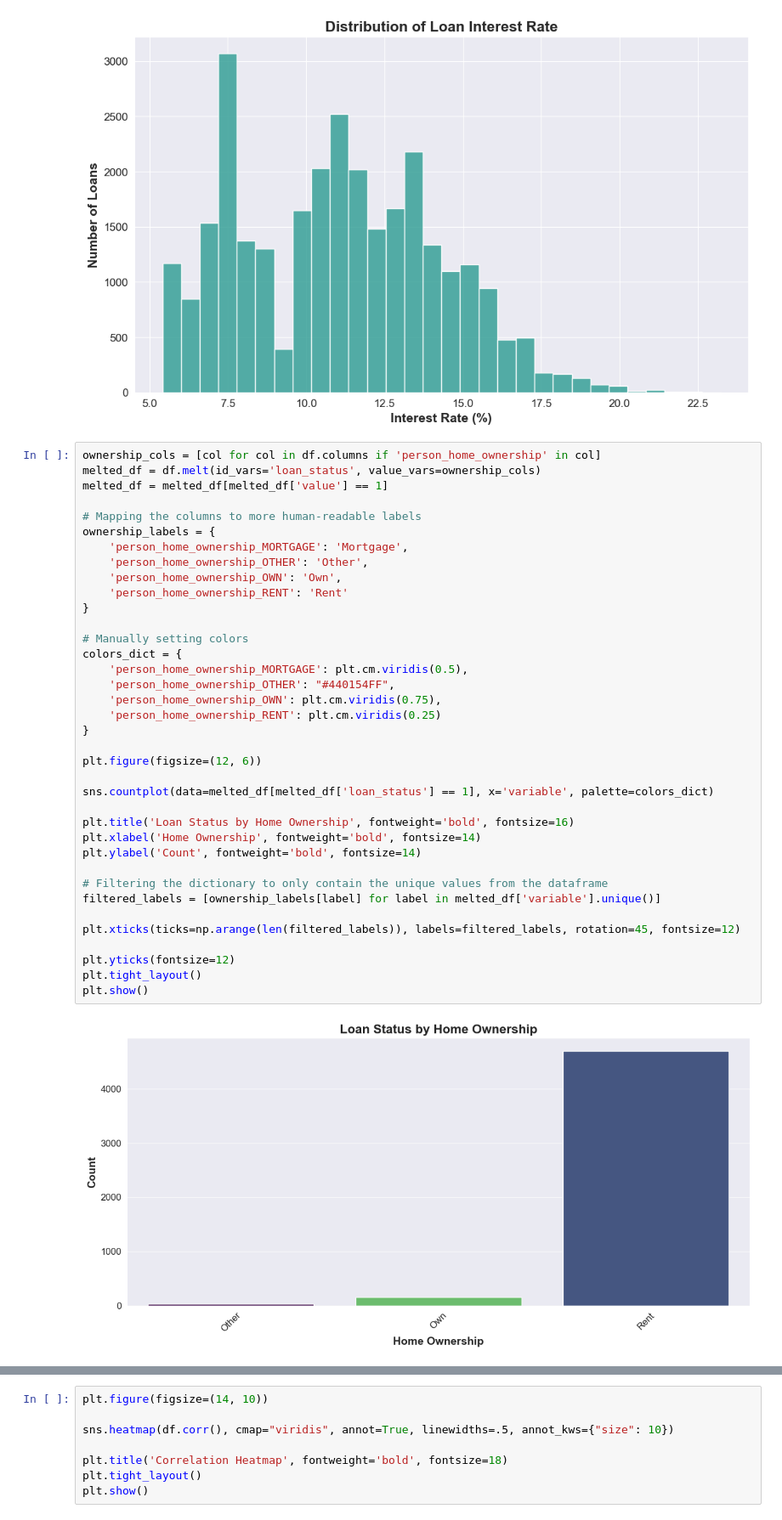
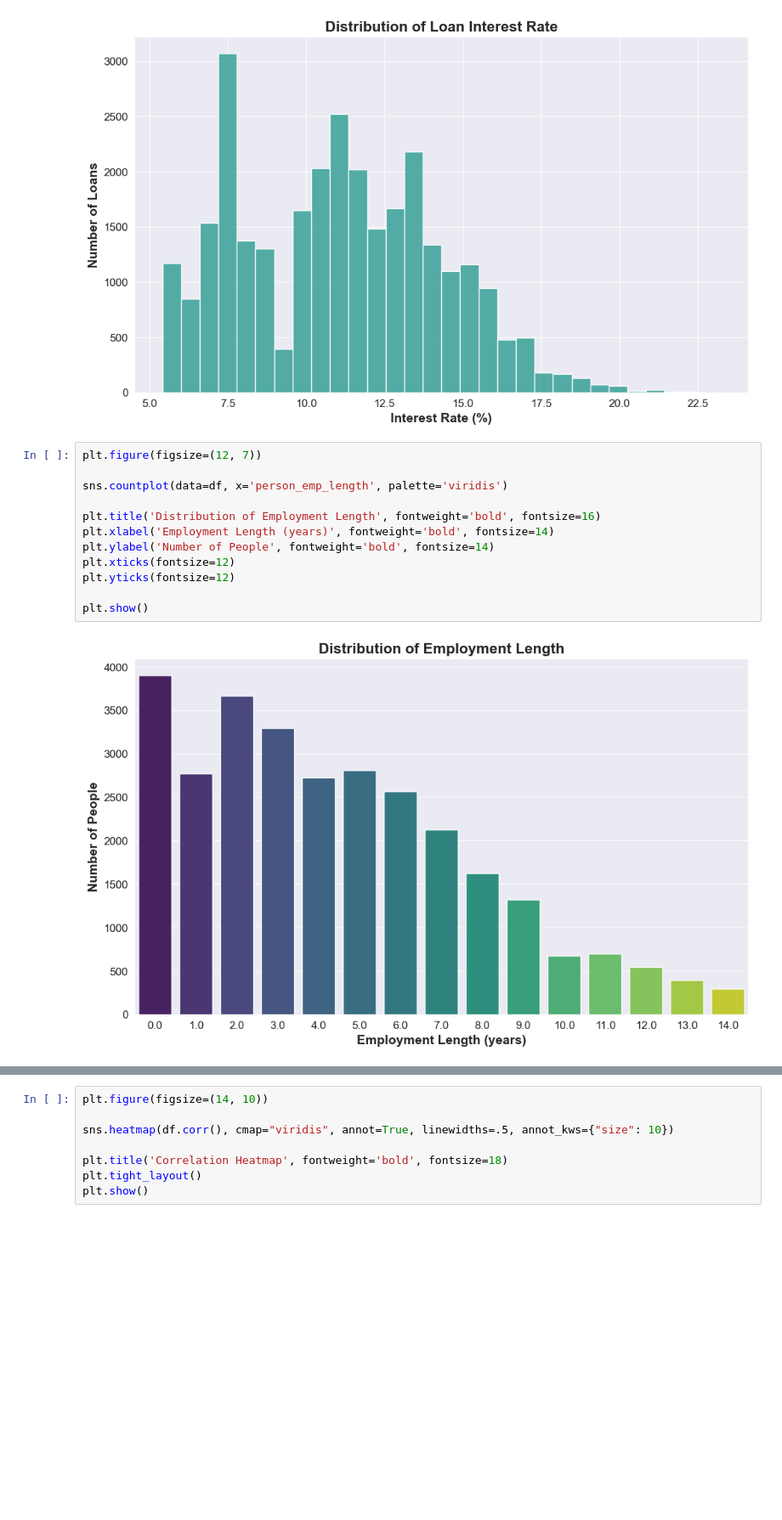
Before and after one commit to mulletolog/DataSense, a Jupyter notebook: Credit_Risk_Assessment/CRA.ipynb, the cells around one changed output, grey strips where cells are left out. Shown at 85% size. Cells and saved outputs as stored; diff of their text form; blank space fills up the shorter version.

```diff
--- a/Credit_Risk_Assessment/CRA.ipynb
+++ b/Credit_Risk_Assessment/CRA.ipynb
@@ -254,42 +272,17 @@ plt.yticks(fontsize=12)
 plt.show()
 # %% [output]
 [figure]
-# %%
-ownership_cols = [col for col in df.columns if 'person_home_ownership' in col]
-melted_df = df.melt(id_vars='loan_status', value_vars=ownership_cols)
-melted_df = melted_df[melted_df['value'] == 1]
-
-# Mapping the columns to more human-readable labels
-ownership_labels = {
-    'person_home_ownership_MORTGAGE': 'Mortgage',
-    'person_home_ownership_OTHER': 'Other',
-    'person_home_ownership_OWN': 'Own',
-    'person_home_ownership_RENT': 'Rent'
-}
-
-# Manually setting colors
-colors_dict = {
-    'person_home_ownership_MORTGAGE': plt.cm.viridis(0.5),
-    'person_home_ownership_OTHER': "#440154FF",
-    'person_home_ownership_OWN': plt.cm.viridis(0.75),
-    'person_home_ownership_RENT': plt.cm.viridis(0.25)
-}
-
-plt.figure(figsize=(12, 6))
-
-sns.countplot(data=melted_df[melted_df['loan_status'] == 1], x='variable', palette=colors_dict)
-
-plt.title('Loan Status by Home Ownership', fontweight='bold', fontsize=16)
-plt.xlabel('Home Ownership', fontweight='bold', fontsize=14)
-plt.ylabel('Count', fontweight='bold', fontsize=14)
-
-# Filtering the dictionary to only contain the unique values from the dataframe
-filtered_labels = [ownership_labels[label] for label in melted_df['variable'].unique()]
-
-plt.xticks(ticks=np.arange(len(filtered_labels)), labels=filtered_labels, rotation=45, fontsize=12)
-
-plt.yticks(fontsize=12)
-plt.tight_layout()
-plt.show()
-# %% [output]
-[figure, removed]
+# %%
+plt.figure(figsize=(12, 7))
+
+sns.countplot(data=df, x='person_emp_length', palette='viridis')
+
+plt.title('Distribution of Employment Length', fontweight='bold', fontsize=16)
+plt.xlabel('Employment Length (years)', fontweight='bold', fontsize=14)
+plt.ylabel('Number of People', fontweight='bold', fontsize=14)
+plt.xticks(fontsize=12)
+plt.yticks(fontsize=12)
+
+plt.show()
+# %% [output]
+[figure, added]
```
Also changed, not shown: parts of 15 cells of this notebook.
